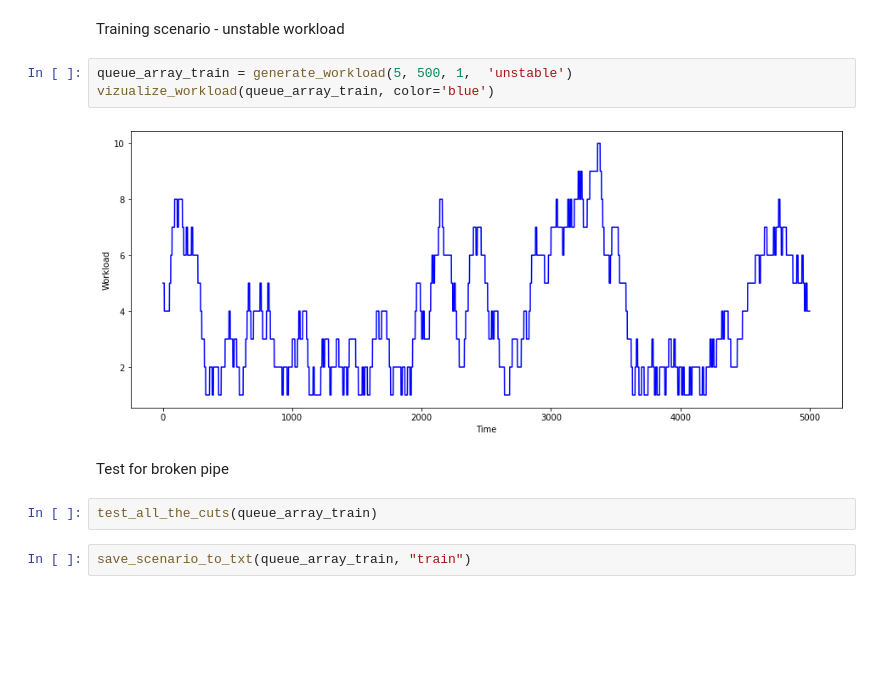
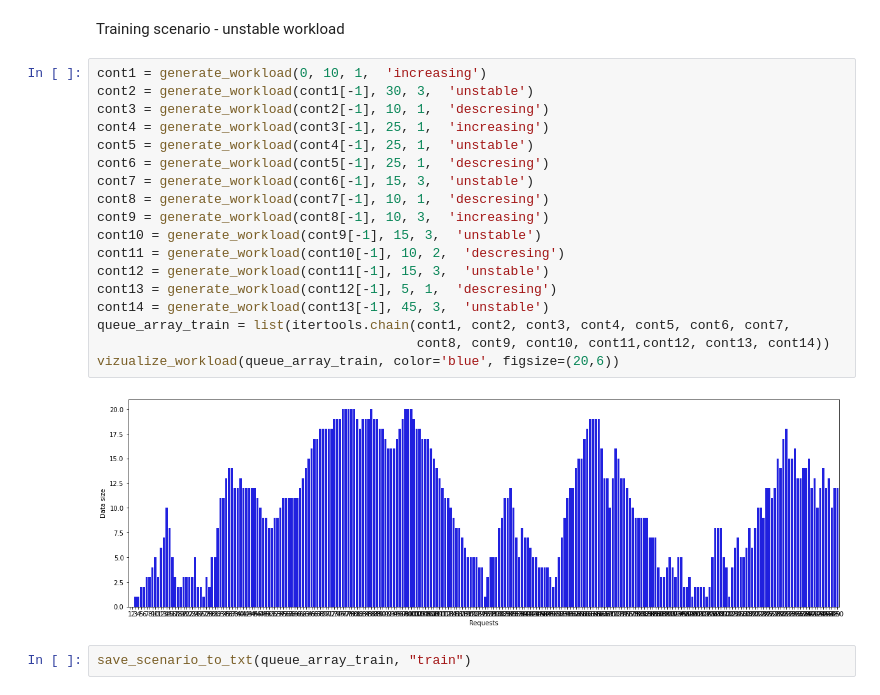
Before and after one commit to dkapczynska/Resource_management_RL, a Jupyter notebook: 00. Prepare scenarios.ipynb, the cells around one changed output. Saved outputs shown, nothing was run; the diff lists cells and outputs as text; blank space fills up the shorter version.

```diff
--- a/00. Prepare scenarios.ipynb
+++ b/00. Prepare scenarios.ipynb
@@ -114,14 +85,25 @@ def vizualize_workload(queue, color='blue'):
 # %% [markdown]
 Training scenario - unstable workload
-# %%
-queue_array_train = generate_workload(5, 500, 1,  'unstable')
-vizualize_workload(queue_array_train, color='blue')
-# %% [output]
-[figure, removed]
-# %% [markdown]
-Test for broken pipe
-# %%
-test_all_the_cuts(queue_array_train)
+# %%
+cont1 = generate_workload(0, 10, 1,  'increasing')
+cont2 = generate_workload(cont1[-1], 30, 3,  'unstable')
+cont3 = generate_workload(cont2[-1], 10, 1,  'descresing')
+cont4 = generate_workload(cont3[-1], 25, 1,  'increasing')
+cont5 = generate_workload(cont4[-1], 25, 1,  'unstable')
+cont6 = generate_workload(cont5[-1], 25, 1,  'descresing')
+cont7 = generate_workload(cont6[-1], 15, 3,  'unstable')
+cont8 = generate_workload(cont7[-1], 10, 1,  'descresing')
+cont9 = generate_workload(cont8[-1], 10, 3,  'increasing')
+cont10 = generate_workload(cont9[-1], 15, 3,  'unstable')
+cont11 = generate_workload(cont10[-1], 10, 2,  'descresing')
+cont12 = generate_workload(cont11[-1], 15, 3,  'unstable')
+cont13 = generate_workload(cont12[-1], 5, 1,  'descresing')
+cont14 = generate_workload(cont13[-1], 45, 3,  'unstable')
+queue_array_train = list(itertools.chain(cont1, cont2, cont3, cont4, cont5, cont6, cont7,
+                                         cont8, cont9, cont10, cont11,cont12, cont13, cont14))
+vizualize_workload(queue_array_train, color='blue', figsize=(20,6))
+# %% [output]
+[figure, added]
 # %%
 save_scenario_to_txt(queue_array_train, "train")
 # %% [markdown]
```
Also changed, not shown: parts of 13 cells of this notebook.
